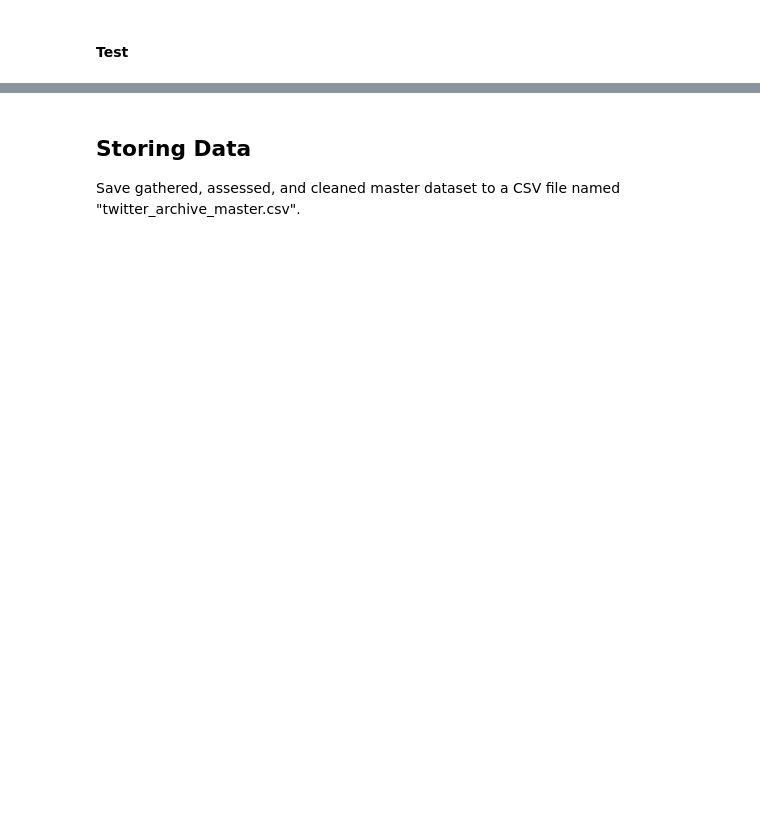
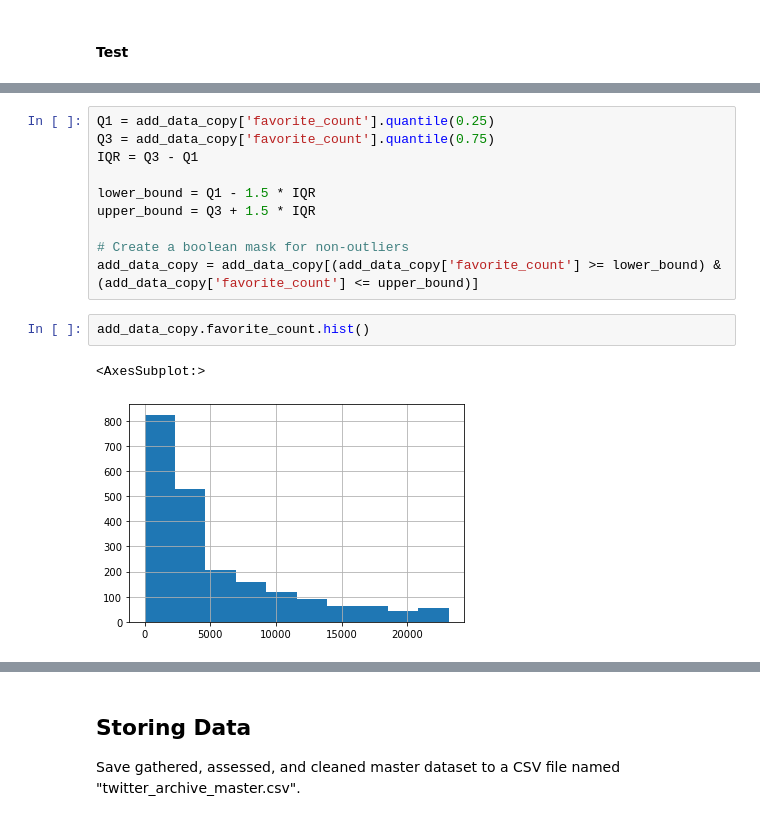
Before and after one commit to DiegoPinzon1049/Data_Wrangling_Udacity, a Jupyter notebook: wrangle_act.ipynb, the cells around one changed output, grey strips where cells are left out. Drawn from its saved outputs; the diff is of its cells as text; blank space fills up the shorter version.

```diff
--- a/wrangle_act.ipynb
+++ b/wrangle_act.ipynb
@@ -193,0 +368,15 @@ In this section, clean **all** of the issues you documented while assessing.
+# %%
+Q1 = add_data_copy['favorite_count'].quantile(0.25)
+Q3 = add_data_copy['favorite_count'].quantile(0.75)
+IQR = Q3 - Q1
+
+lower_bound = Q1 - 1.5 * IQR
+upper_bound = Q3 + 1.5 * IQR
+
+# Create a boolean mask for non-outliers
+add_data_copy = add_data_copy[(add_data_copy['favorite_count'] >= lower_bound) & (add_data_copy['favorite_count'] <= upper_bound)]
+# %%
+add_data_copy.favorite_count.hist()
+# %% [output]
+<AxesSubplot:>
+[figure, added]
```
Also changed, not shown: parts of 111 cells of this notebook, 3 other files.
